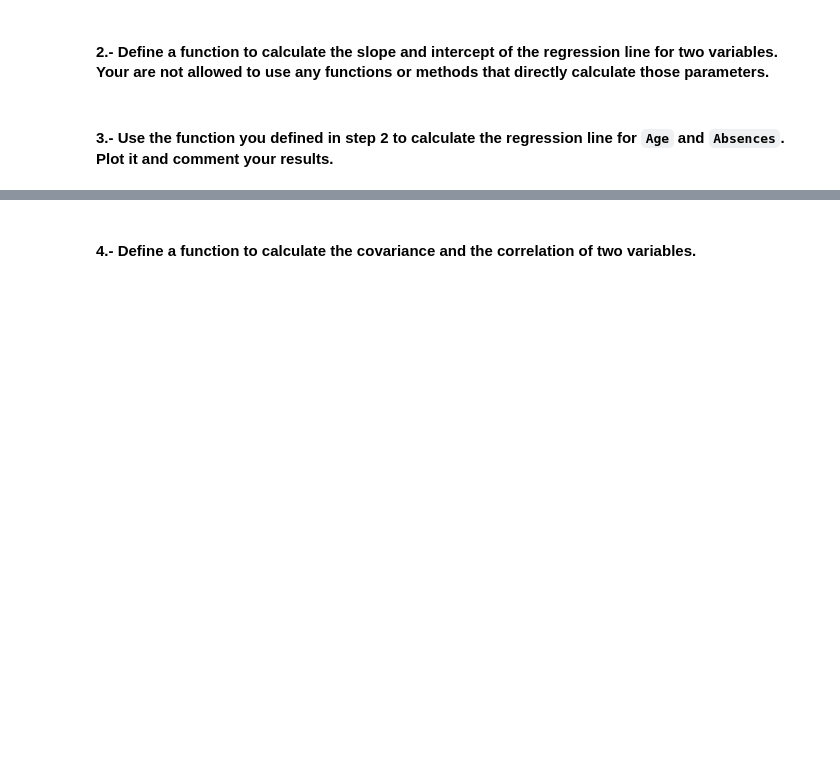
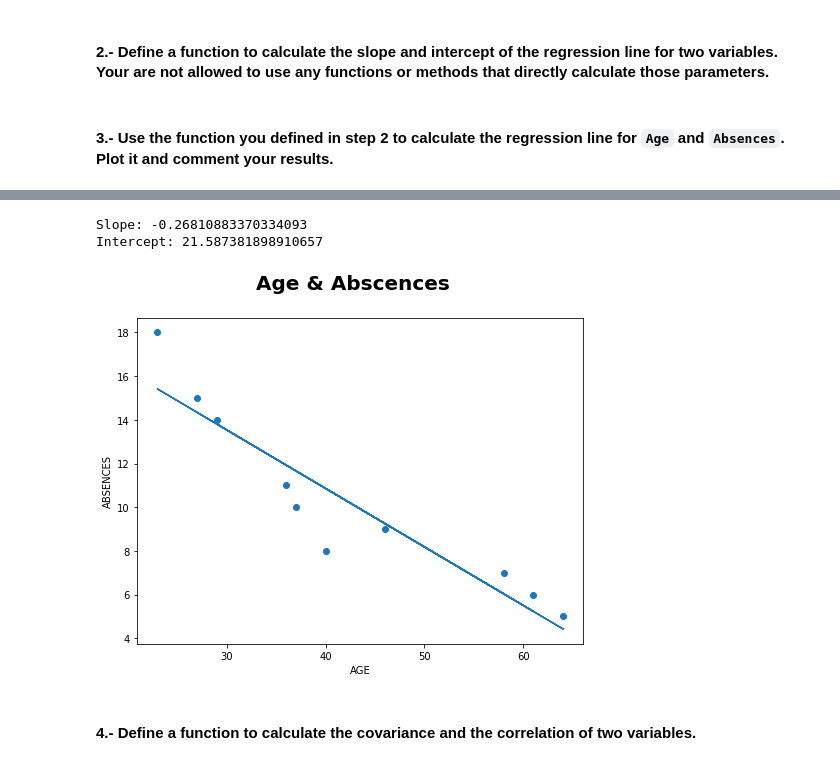
Before and after one commit to ta-data-remote/lab-linear-regression-correlation, a Jupyter notebook: your-code/main.ipynb, the cells around one changed output, grey strips where cells are left out. Drawn from its saved outputs; the diff is of its cells as text; code cells hidden in the pictures; blank space fills up the shorter version.

```diff
--- a/your-code/main.ipynb
+++ b/your-code/main.ipynb
@@ -38,2 +89,7 @@ Import the necessary libraries to complete the lab here:
+# %%
+def slope_inter(x,y):
+    b = (np.mean(x*y) - (np.mean(x) * np.mean(y))) / (np.mean(np.power(x, 2)) - np.power(np.mean(x), 2)) #slope
+    a = np.mean(y) - (np.mean(x) * b) # interecept
+    return a,b
 # %% [markdown]
 #### 3.- Use the function you defined in step 2 to calculate the regression line for `Age` and `Absences`. Plot it and comment your results.
@@ -48,2 +96,21 @@ Intercept: 21.58738189891063
+# %%
+i,s = slope_inter(x, y)
+
+print(f"Slope: {s}\nIntercept: {i}")
+# %% [output]
+Slope: -0.26810883370334093
+Intercept: 21.587381898910657
+# %%
+fig, ax = plt.subplots(1,1,figsize = (8,6))
+
+
+fig.suptitle('Age & Abscences', fontsize=20, fontweight='bold')
+ax.scatter(x,y)
+ax.set_xlabel("AGE",fontsize=10)
+ax.set_ylabel("ABSENCES",fontsize=10)
+plt.plot(x, i+s*x)
+plt.show()
+# %% [output]
+[figure, added]
 # %% [markdown]
 #### 4.- Define a function to calculate the covariance and the correlation of two variables.
```
Also changed, not shown: parts of 31 cells of this notebook.
